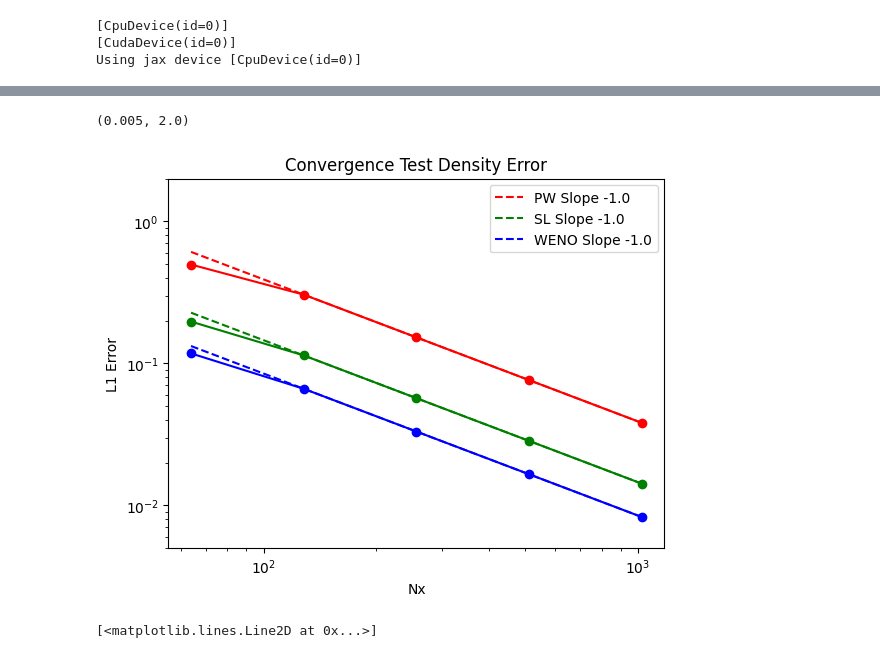
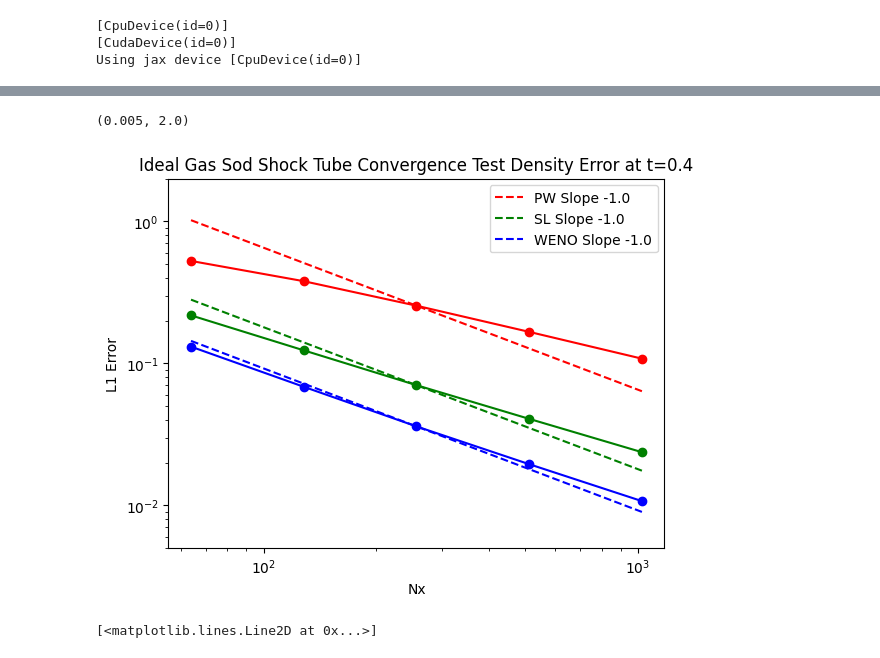
Before and after one commit to Jimbo-Coder/PyFluid, a Jupyter notebook: main_mhd_jax.ipynb, the cells around one changed output, grey strips where cells are left out. Cells and saved outputs as stored; diff of their text form; code cells hidden in the pictures.

```diff
--- a/main_mhd_jax.ipynb
+++ b/main_mhd_jax.ipynb
@@ -2128,41 +2142,45 @@ Uerrpw = np.zeros((len(ntest),8))
 Perrpw = np.zeros((len(ntest),8))
 Uerrsl = np.zeros((len(ntest),8))
 Perrsl = np.zeros((len(ntest),8))
 Uerrweno = np.zeros((len(ntest),8))
 Perrweno = np.zeros((len(ntest),8))
+ttarget = 0.4; window=5
 for i in range(len(ntest)):
-   Uerrpw[i] = statespw[i].sod_errU[statespw[i].nsteps//5:,:].mean(axis=0)
-   Perrpw[i] = statespw[i].sod_errP[statespw[i].nsteps//5:,:].mean(axis=0)
-   Uerrsl[i] = statessl[i].sod_errU[statessl[i].nsteps//5:,:].mean(axis=0)
-   Perrsl[i] = statessl[i].sod_errP[statessl[i].nsteps//5:,:].mean(axis=0)
-   Uerrweno[i] = statesweno[i].sod_errU[statesweno[i].nsteps//5:,:].mean(axis=0)
-   Perrweno[i] = statesweno[i].sod_errP[statesweno[i].nsteps//5:,:].mean(axis=0)
+   npw = jnp.argmin(np.abs(statespw[i].ts - ttarget))
+   nsl = jnp.argmin(np.abs(statessl[i].ts - ttarget))
+   nweno = jnp.argmin(np.abs(statesweno[i].ts - ttarget))
+   Uerrpw[i] = statespw[i].sod_errU[npw-window:npw+window,:]      .mean(axis=0)
+   Perrpw[i] = statespw[i].sod_errP[npw-window:npw+window,:]      .mean(axis=0)
+   Uerrsl[i] = statessl[i].sod_errU[nsl-window:nsl+window,:]      .mean(axis=0)
+   Perrsl[i] = statessl[i].sod_errP[nsl-window:nsl+window,:]      .mean(axis=0)
+   Uerrweno[i] = statesweno[i].sod_errU[nweno-window:nweno+window,:].mean(axis=0)
+   Perrweno[i] = statesweno[i].sod_errP[nweno-window:nweno+window,:].mean(axis=0)
 
 itp = 0 #index of variable to plot
 itf = 2 #starting index in n
 powtpw=-1.0
 powtsl = -1.0
 powtweno = -1.0
 colors = ['r','g','b']
 errtestpw = Uerrpw[itf,itp]*(ntest/ntest[itf])**powtpw
 errtestsl = Uerrsl[itf,itp]*(ntest/ntest[itf])**powtsl
 errtestweno = Uerrweno[itf,itp]*(ntest/ntest[itf])**powtweno
 plt.figure()
 plt.loglog(ntest,Uerrpw[:,itp],'-o',color=colors[0])#,label='PW rho Error'
 plt.loglog(ntest,errtestpw,'--',color=colors[0],label=f'PW Slope {powtpw}')
 plt.loglog(ntest,Uerrsl[:,itp],'-o',color=colors[1])#,label='SL rho Error'
 plt.loglog(ntest,errtestsl,'--',color=colors[1],label=f'SL Slope {powtsl}')
 plt.loglog(ntest,Uerrweno[:,itp],'-o',color=colors[2])#,label='WENO rho Error'
 plt.loglog(ntest,errtestweno,'--',color=colors[2],label=f'WENO Slope {powtweno}')
 plt.legend()
 plt.loglog()
 plt.xlabel('Nx')
 plt.ylabel('L1 Error')
-plt.title(f'Convergence Test Density Error')
+plt.title(f'Ideal Gas Sod Shock Tube Convergence Test Density Error at t={ttarget}')
 plt.ylim([5e-3,2e0])
 # %% [output]
 (0.005, 2.0)
-[figure, old version]
+[figure, new version]
 # %%
 plt.plot(np.sum(state.Pvecs[:,6,:],axis=1)*state.dx)
 # %% [output]
```
Also changed, not shown: parts of 2 cells of this notebook, 1 other file.
